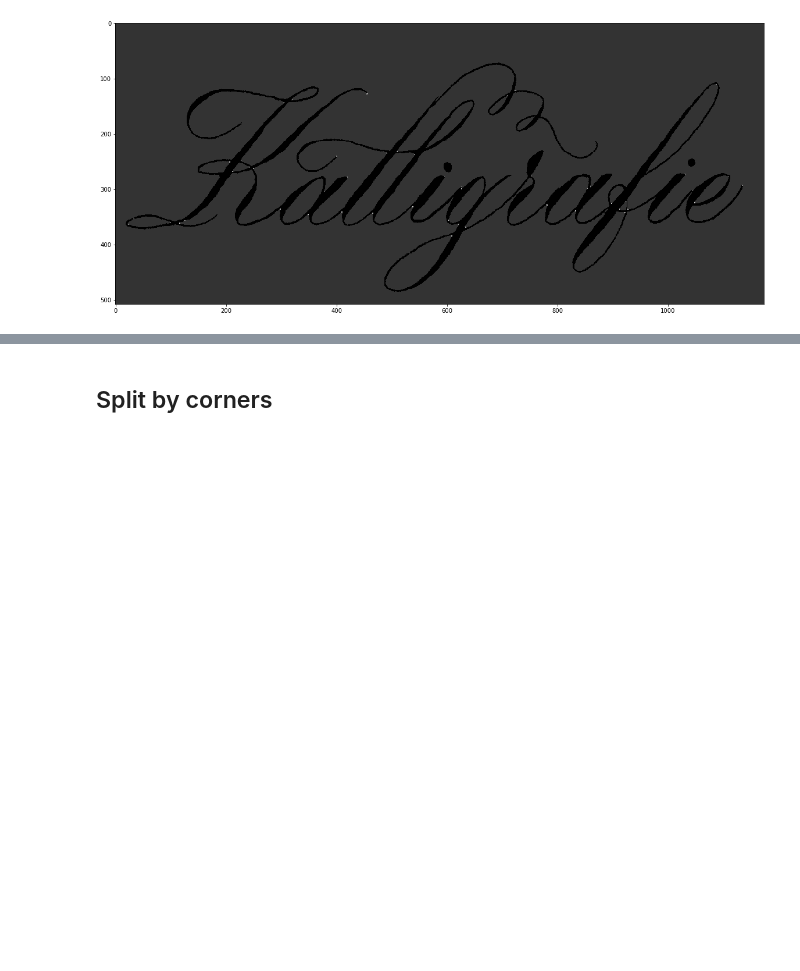
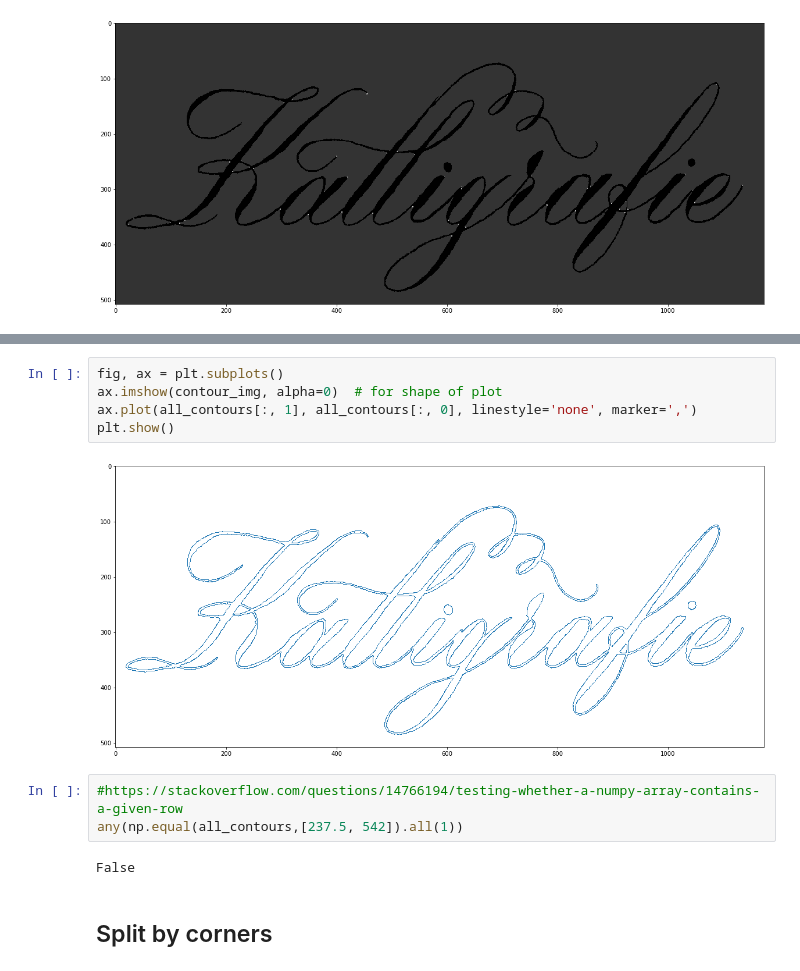
Before and after one commit to wechtits19/calligraphy-vectorization, a Jupyter notebook: test.ipynb, the cells around one changed output, grey strips where cells are left out. Drawn from its saved outputs; the diff is of its cells as text; blank space fills up the shorter version.

```diff
--- a/test.ipynb
+++ b/test.ipynb
@@ -184,3 +288,15 @@ plt.show()
+# %%
+fig, ax = plt.subplots()
+ax.imshow(contour_img, alpha=0)  # for shape of plot
+ax.plot(all_contours[:, 1], all_contours[:, 0], linestyle='none', marker=',')
+plt.show()
+# %% [output]
+[figure, added]
+# %%
+#https://stackoverflow.com/questions/14766194/testing-whether-a-numpy-array-contains-a-given-row
+any(np.equal(all_contours,[237.5, 542]).all(1))
+# %% [output]
+False
 # %% [markdown]
 ## Split by corners
 # %%
```
Also changed, not shown: parts of 10 cells of this notebook.
